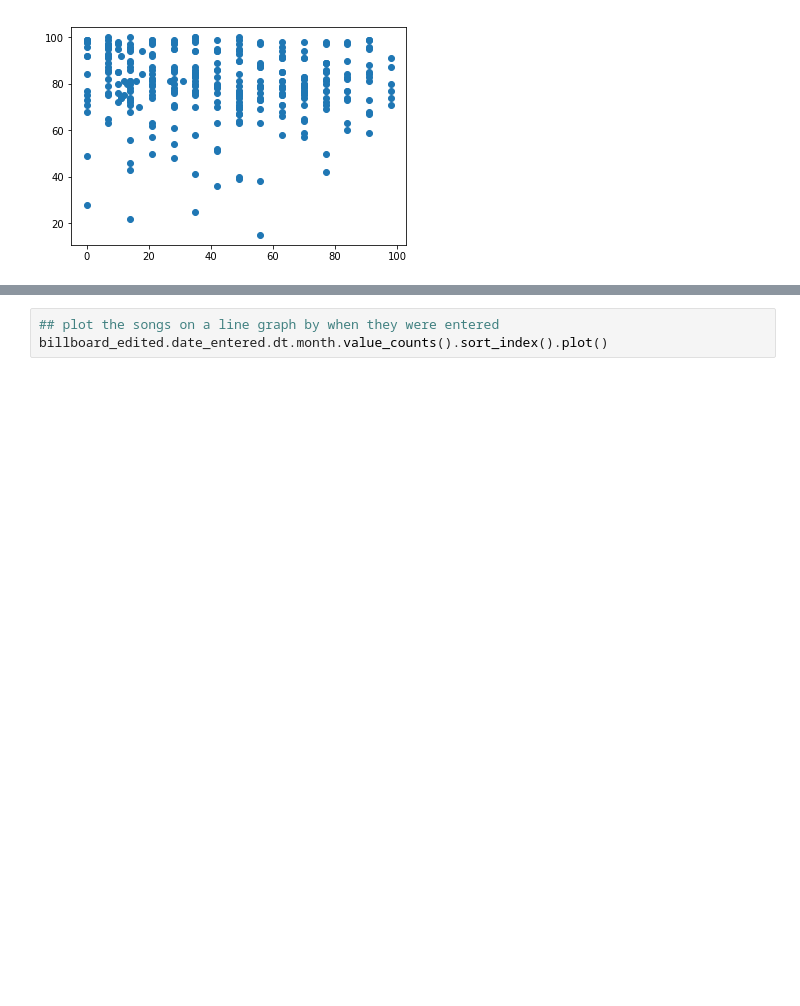
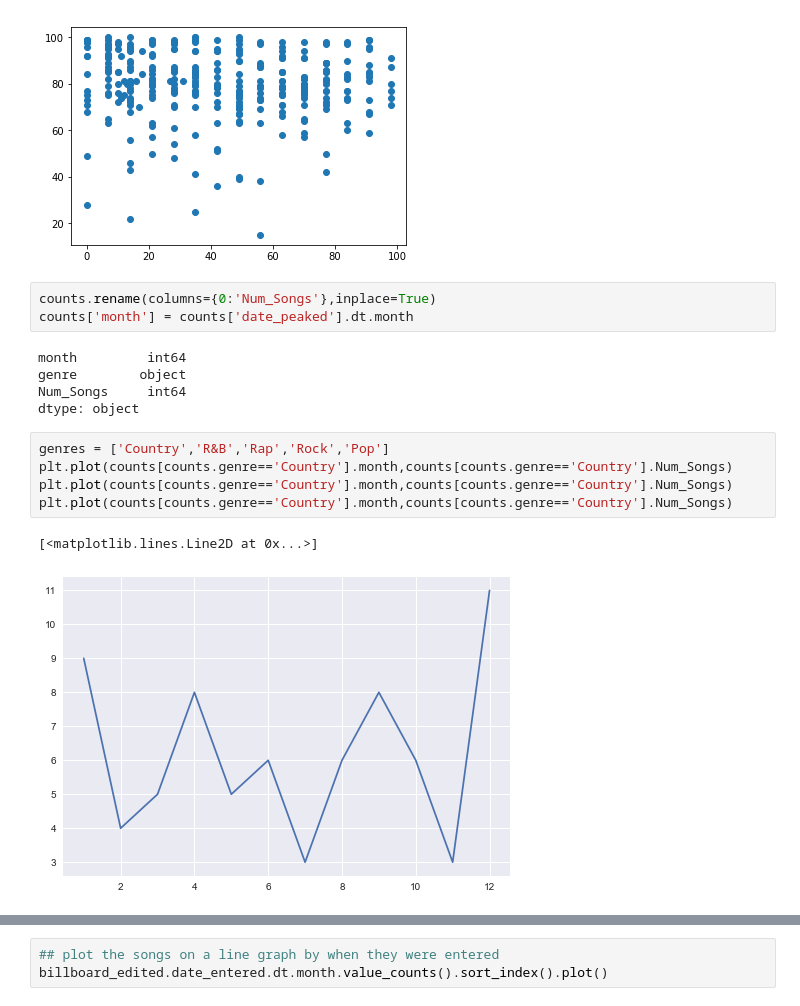
Before and after one commit to matthewbrems/old, a Jupyter notebook: curriculum/02-week/2.10-pandas-lab/code/starter-code-jdoyle.ipynb, the cells around one changed output, grey strips where cells are left out. Cells and saved outputs as stored; diff of their text form; blank space fills up the shorter version.

```diff
--- a/curriculum/02-week/2.10-pandas-lab/code/starter-code-jdoyle.ipynb
+++ b/curriculum/02-week/2.10-pandas-lab/code/starter-code-jdoyle.ipynb
@@ -190,3 +192,19 @@ plt.scatter(billboard_edited.days_to_peak,billboard_edited.x1st_week)
 plt.show()
 # %% [output]
 [figure]
+# %%
+counts.rename(columns={0:'Num_Songs'},inplace=True)
+counts['month'] = counts['date_peaked'].dt.month
+# %% [output]
+month         int64
+genre        object
+Num_Songs     int64
+dtype: object
+# %%
+genres = ['Country','R&B','Rap','Rock','Pop']
+plt.plot(counts[counts.genre=='Country'].month,counts[counts.genre=='Country'].Num_Songs)
+plt.plot(counts[counts.genre=='Country'].month,counts[counts.genre=='Country'].Num_Songs)
+plt.plot(counts[counts.genre=='Country'].month,counts[counts.genre=='Country'].Num_Songs)
+# %% [output]
+[<matplotlib.lines.Line2D at 0x...>]
+[figure, added]
```
Also changed, not shown: parts of 4 cells of this notebook.
